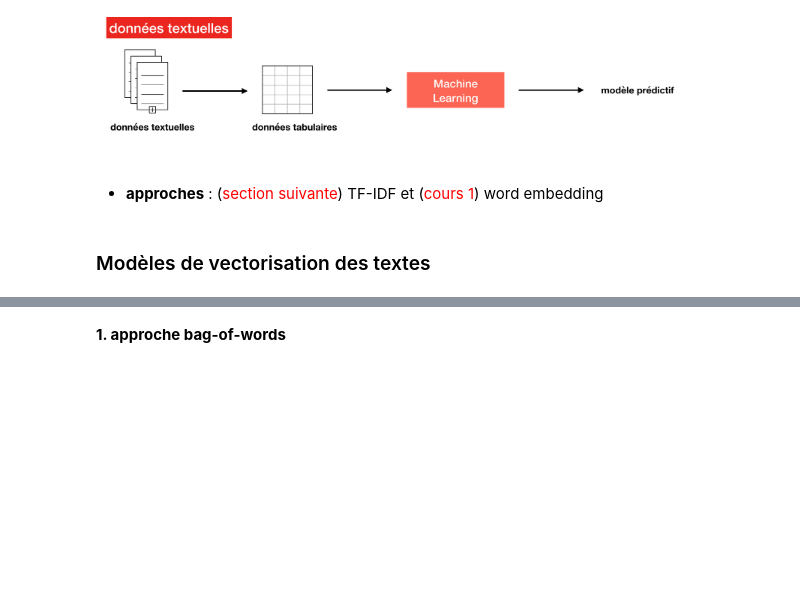
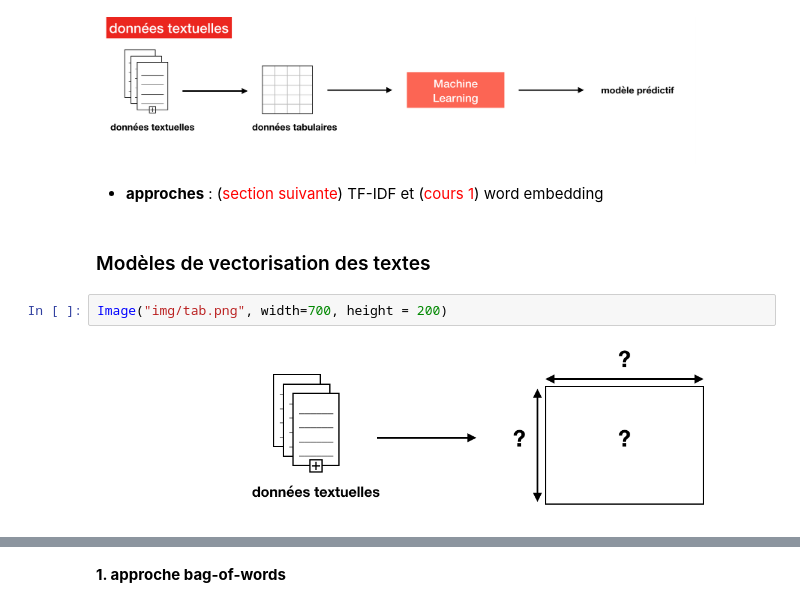
Before and after one commit to curiousML/DSA, a Jupyter notebook: text_mining/introduction/Introduction.ipynb, the cells around one changed output, grey strips where cells are left out. Cells and saved outputs as stored; diff of their text form; blank space fills up the shorter version.

```diff
--- a/text_mining/introduction/Introduction.ipynb
+++ b/text_mining/introduction/Introduction.ipynb
@@ -223,3 +237,7 @@ Image("img/MLtext.png", width=600, height = 200)
 - **approches** : (<font color = "red">section suivante</font>) TF-IDF et (<font color = "red">cours 1</font>) word embedding
 # %% [markdown]
 ### Modèles de vectorisation des textes
+# %%
+Image("img/tab.png", width=700, height = 200)
+# %% [output]
+[figure, added]
```
Also changed, not shown: parts of 8 cells of this notebook, 11 other files.
